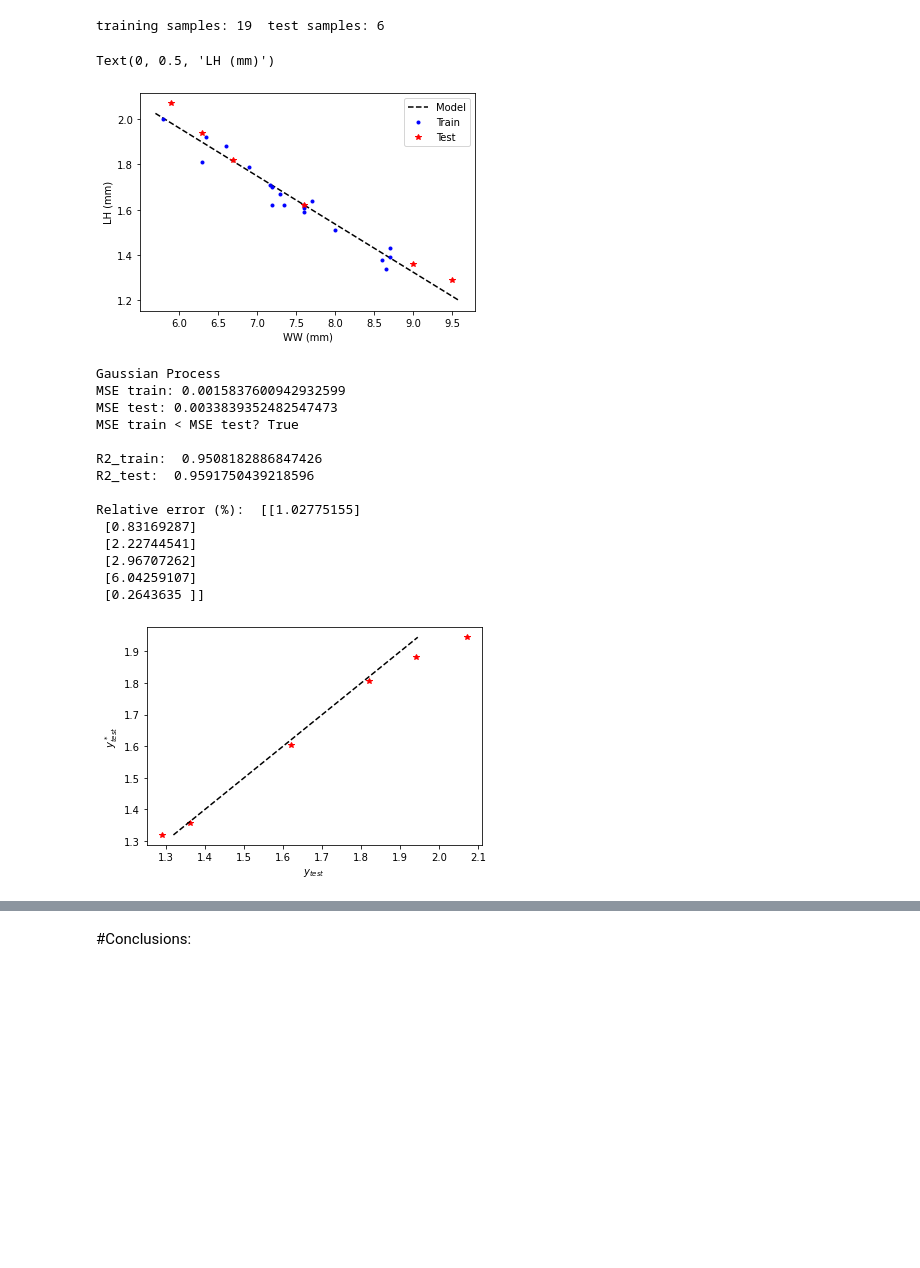
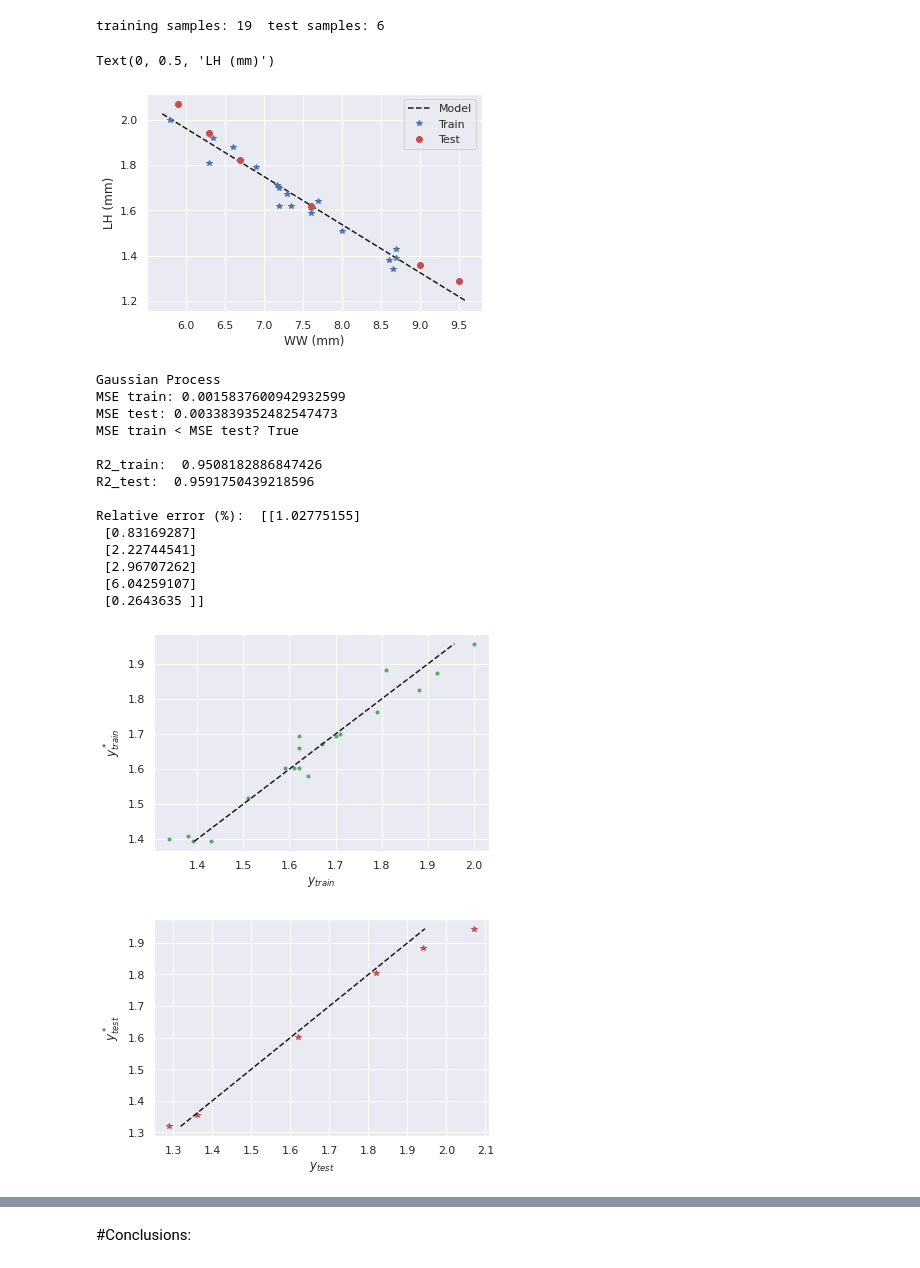
Before and after one commit to GermanOmar/GPs---WAAM, a Jupyter notebook: GPs_WAAM_PvsWW.ipynb, the cells around one changed output, grey strips where cells are left out. Cells and saved outputs as stored; diff of their text form; code cells hidden in the pictures; blank space fills up the shorter version.

```diff
--- a/GPs_WAAM_PvsWW.ipynb
+++ b/GPs_WAAM_PvsWW.ipynb
@@ -36,8 +50,8 @@ X=data[['Qp']]
 Y=data['WW'][:,None]
 Z=data['LH'][:,None]
 
-#import seaborn as sns
-#sns.set()
+import seaborn as sns
+sns.set()
 fig = plt.figure()
 fig.set_figheight(4)
 fig.set_figwidth(13)
@@ -48,7 +62,7 @@ plt.xlabel('Power (kW)')
 plt.ylabel('WW (mm)')
 
 plt.subplot(1, 2, 2)
-plt.plot(X, Z, 'b.')
+plt.plot(X, Z, 'b*')
 plt.xlabel('Power (kW)')
 plt.ylabel('LH (mm)')
 
@@ -244,14 +258,14 @@ Xt = np.linspace(5.7, 9.6, 50)
 Yt=f(Xt)
 
 plt.plot(Xt, Yt, 'k--',  label = 'Model')
-plt.plot(X_train, y_train, 'b.', label = 'Train')
-plt.plot(X_test, y_test, 'r*', label = 'Test')
+plt.plot(X_train, y_train, 'b*', label = 'Train')
+plt.plot(X_test, y_test, 'ro', label = 'Test')
 plt.legend()
 plt.xlabel('WW (mm)')
 plt.ylabel('LH (mm)')
 # %% [output]
 Text(0, 0.5, 'LH (mm)')
-[figure, old version]
+[figure, new version]
 # %%
 np.random.seed(0)
 from sklearn.gaussian_process import GaussianProcessRegressor as GPR
@@ -266,6 +280,13 @@ model.fit(X_train,y_train)
 #Testing
 y_star_train = model.predict(X_train)
 y_pred = model.predict(X_test)
+
+#Plots
+plt.figure()
+plt.plot(y_train, y_star_train, 'g.')
+plt.plot([y_star_train.min(), y_star_train.max()], [y_star_train.min(), y_star_train.max()], 'k--')
+plt.ylabel('$y^*_{train}$')
+plt.xlabel('$y_{train}$')
 
 plt.figure()
 plt.plot(y_test, y_pred, 'r*')
@@ -279,34 +300,35 @@ MSE_train = mean_squared_error(y_train, y_star_train)
 
 print("Gaussian Process")
 print('MSE train:', MSE_train)
 print('MSE test:', MSE_test)
 print("MSE train < MSE test?", MSE_train < MSE_test)
 print()
 from sklearn.metrics import r2_score
 R2_train=r2_score(y_train, y_star_train)
 print('R2_train: ',R2_train)
 R2_test=r2_score(y_test, y_pred)
 print('R2_test: ',R2_test)
 print()
 
 RE=100 * abs(y_test - y_pred) / y_test
 print('Relative error (%): ',RE)
 # %% [output]
 Gaussian Process
 MSE train: 0.0015837600942932599
 MSE test: 0.0033839352482547473
 MSE train < MSE test? True
 
 R2_train:  0.9508182886847426
 R2_test:  0.9591750439218596
 
 Relative error (%):  [[1.02775155]
  [0.83169287]
  [2.22744541]
  [2.96707262]
  [6.04259107]
  [0.2643635 ]]
-[figure, old version]
+[figure, new version]
+[figure, added]
 # %%
 #Tunning hiperparameters (Training data)
 def f(x):
```
Also changed, not shown: parts of 14 cells of this notebook.
